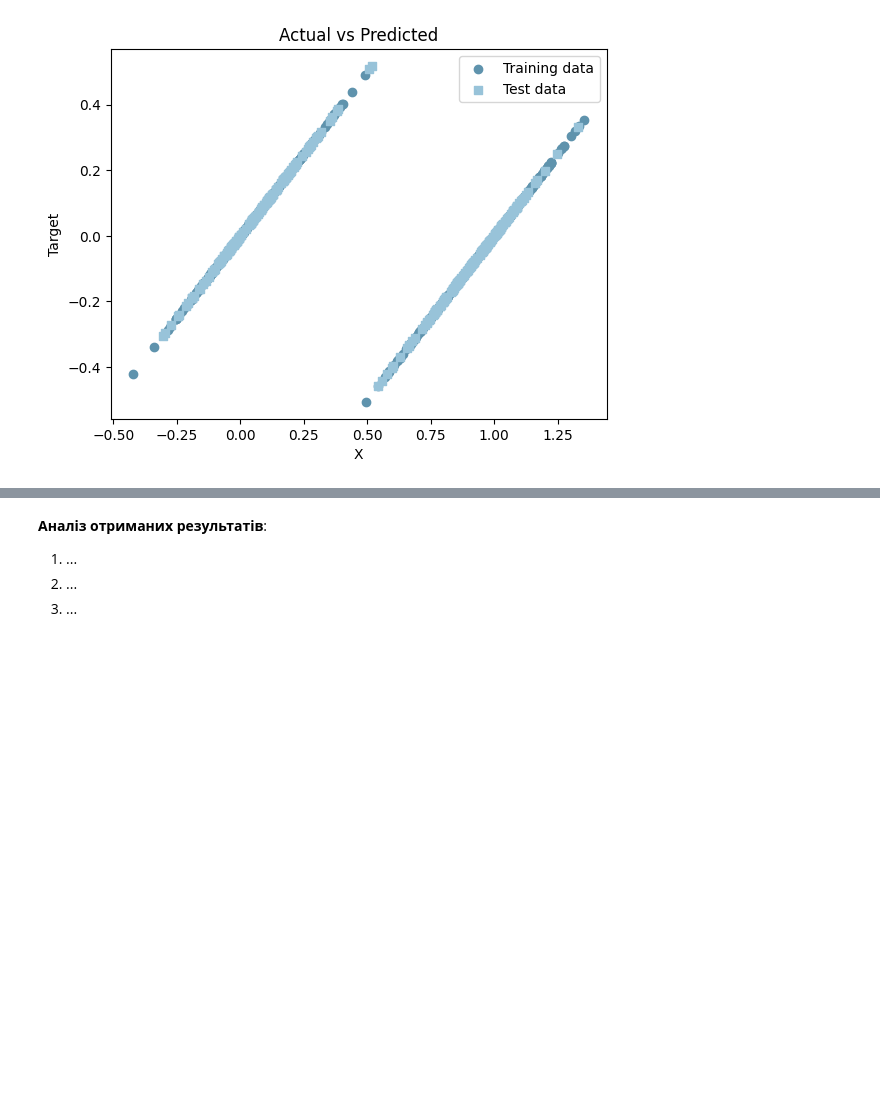
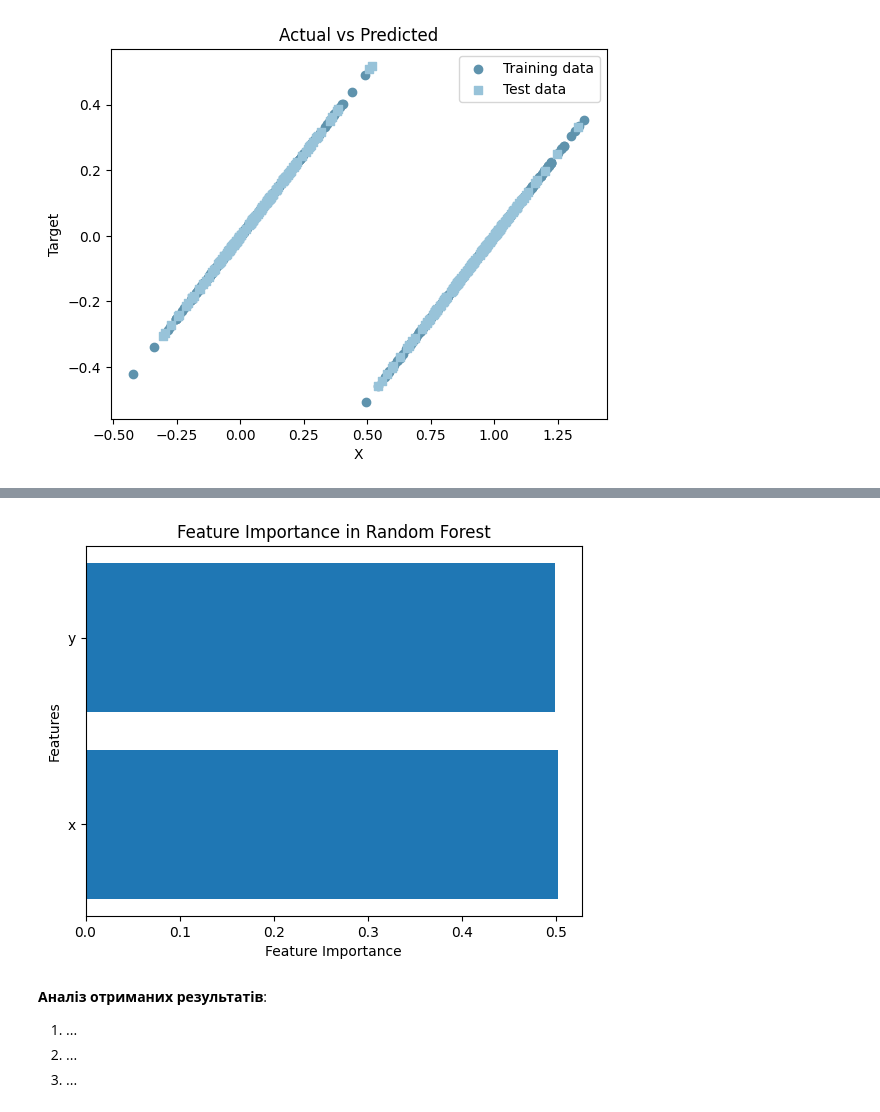
Before and after one commit to kristi5491/data_analytics, a Jupyter notebook: lab3/DM_practice_3.ipynb, the cells around one changed output, grey strips where cells are left out. Saved outputs shown, nothing was run; the diff lists cells and outputs as text; code cells hidden in the pictures; blank space fills up the shorter version.

```diff
--- a/lab3/DM_practice_3.ipynb
+++ b/lab3/DM_practice_3.ipynb
@@ -133,0 +134,20 @@ The optimal number of neighbors is 2 with 99.9%
+# %%
+X = df_two_classes[['x', 'y']]
+y = df_two_classes['Class']
+
+
+X_train, X_test, y_train, y_test = train_test_split(X, y, test_size=0.3, random_state=42)
+
+rf = RandomForestClassifier(n_estimators=100, random_state=42)
+
+rf.fit(X_train, y_train)
+
+y_test_pred = rf.predict(X_test)
+accuracy_test = accuracy_score(y_test, y_test_pred)
+print(f'Accuracy on test data: {accuracy_test * 100:.2f}%')
+
+print('Classification Report (test):')
+print(classification_report(y_test, y_test_pred))
+
+importances = rf.feature_importances_
+feature_names = X.columns
@@ -134,3 +165,12 @@ The optimal number of neighbors is 2 with 99.9%
+# %%
+
+plt.barh(feature_names, importances)
+plt.xlabel('Feature Importance')
+plt.ylabel('Features')
+plt.title('Feature Importance in Random Forest')
+plt.show()
+# %% [output]
+[figure, added]
 # %% [markdown]
 **Аналіз отриманих результатів**:
 
```
Also changed, not shown: parts of 12 cells of this notebook.
